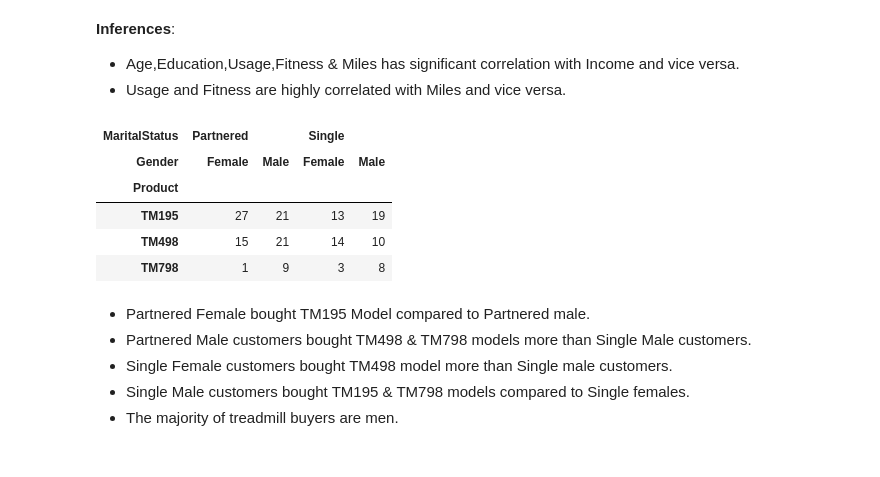
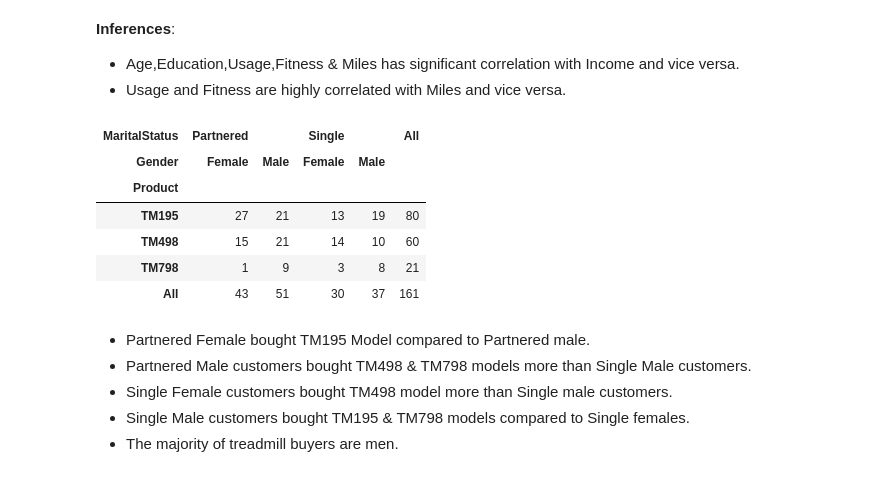
Before and after one commit to sonu25sv2/Cardio_Fitness_Goods_Analysis-EDA-, a Jupyter notebook: Analysis_Code_file.ipynb, the cells around one changed output. Saved outputs shown, nothing was run; the diff lists cells and outputs as text; code cells hidden in the pictures.

```diff
--- a/Analysis_Code_file.ipynb
+++ b/Analysis_Code_file.ipynb
@@ -671,14 +668,15 @@ plt.show()
 - Age,Education,Usage,Fitness & Miles has significant correlation with Income and vice versa.
 - Usage and Fitness are highly correlated with Miles and vice versa.
 # %%
-pd.crosstab(index=df['Product'], columns=[df['MaritalStatus'],df['Gender']] )
+pd.crosstab(index=df['Product'], columns=[df['MaritalStatus'],df['Gender']],margins=True )
 # %% [output]
-| MaritalStatus | Partnered |  | Single |  |
-| Gender | Female | Male | Female | Male |
-| Product |  |  |  |  |
-| TM195 | 27 | 21 | 13 | 19 |
-| TM498 | 15 | 21 | 14 | 10 |
-| TM798 | 1 | 9 | 3 | 8 |
+| MaritalStatus | Partnered |  | Single |  | All |
+| Gender | Female | Male | Female | Male |  |
+| Product |  |  |  |  |  |
+| TM195 | 27 | 21 | 13 | 19 | 80 |
+| TM498 | 15 | 21 | 14 | 10 | 60 |
+| TM798 | 1 | 9 | 3 | 8 | 21 |
+| All | 43 | 51 | 30 | 37 | 161 |
 # %% [markdown]
 - Partnered Female bought TM195 Model compared to Partnered male.
 - Partnered Male customers bought TM498 & TM798 models more than Single Male customers.
```
Also changed, not shown: parts of 17 cells of this notebook.
